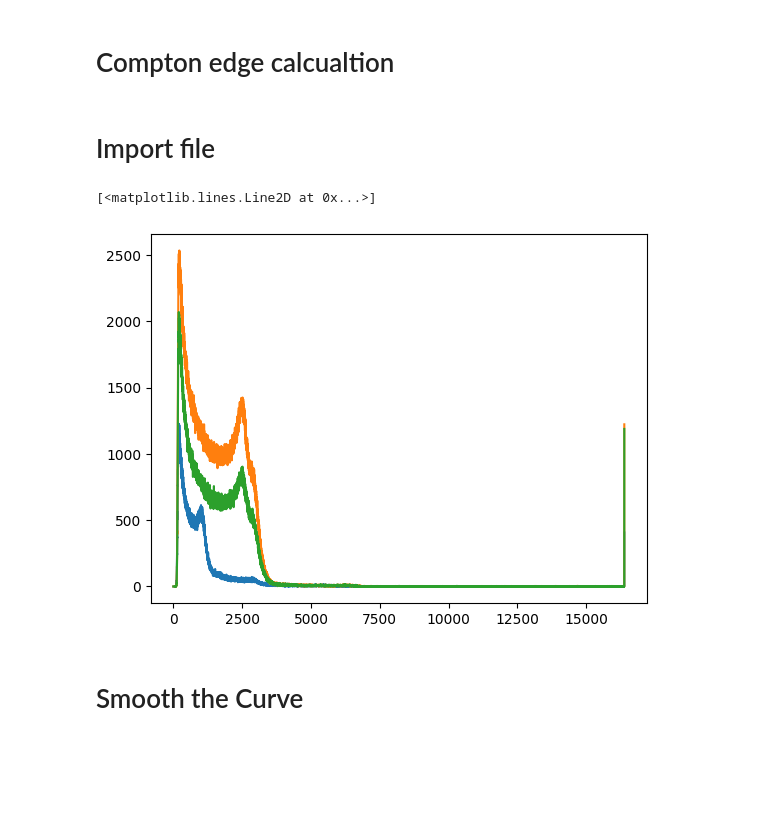
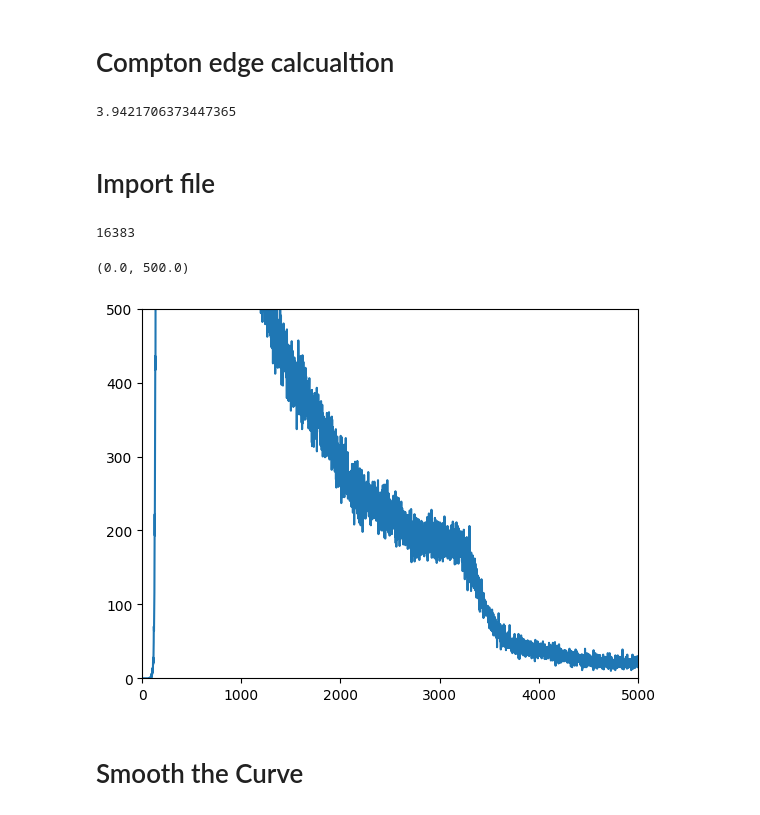
Before and after one commit to ShawnTHLIN/Neutron_research_code, a Jupyter notebook: Neutron_experiment/Calibration/Calibration_code.ipynb, the cells around one changed output. Drawn from its saved outputs; the diff is of its cells as text; code cells hidden in the pictures; blank space fills up the shorter version.

```diff
--- a/Neutron_experiment/Calibration/Calibration_code.ipynb
+++ b/Neutron_experiment/Calibration/Calibration_code.ipynb
@@ -95,20 +108,28 @@ def LO_to_channel(LO,channel):
+# %%
+compton_edge(4.4)
+# %% [output]
+3.9421706373447365
 # %% [markdown]
 # Import file
 # %%
-Ch0_data = np.loadtxt('../../../data/HV_calibration/Spectrum_CH0@DT5730B_1173_20221124_TH3535_Cs137_ch0_3inches_66ns_HV1600_d30cm_Ch4A6B_2inches_66ns_HV850_2hrs.txt')
-Ch4_data = np.loadtxt('../../../data/HV_calibration/Spectrum_CH4@DT5730B_1173_20221124_TH3535_Co60_ch0_3inches_66ns_HV1600_d30cm_Ch4A6B_2inches_66ns_HV850_8hrs.txt')
-Ch6_data = np.loadtxt('../../../data/HV_calibration/Spectrum_CH6@DT5730B_1173_20221124_TH3535_Co60_ch0_3inches_66ns_HV1600_d30cm_Ch4A6B_2inches_66ns_HV850_8hrs.txt')
+Ch4_Cs_137_data = np.loadtxt('../../../data/HV_calibration/HV1600-850/CH4@DT5730B_1173_Espectrum_20220211_C137_Ch0_3in30cm_HV1600_Ch4_2in30cm_Ch6_2in30cmHV850_TH35_24hours_20230212_173324.txt')
+Ch4_Co60_data = np.loadtxt('../../../data/HV_calibration/HV1600-850/Spectrum_CH4@DT5730B_1173_20220210_Co60_Ch0_3in30cm_HV1600_Ch4_2in30cm_Ch6_2in30cmHV850_TH35_24hours.txt')
+#Ch6_data = np.loadtxt('../../../data/HV_calibration/Spectrum_CH6@DT5730B_1173_20221124_TH3535_Co60_ch0_3inches_66ns_HV1600_d30cm_Ch4A6B_2inches_66ns_HV850_8hrs.txt')
+# %%
+print(len(Ch4_Cs_137_data))
+# %% [output]
+16383
 # %%
-x_axis =np.arange(0,len(Ch0_data),1)
+x_axis =np.arange(0,len(Ch4_Cs_137_data),1)
 
-plt.plot(x_axis,Ch0_data)
+#plt.plot(x_axis,Ch4_Cs_137_data)
 
-plt.plot(x_axis,Ch4_data)
-
-plt.plot(x_axis,Ch6_data)
+plt.plot(x_axis,Ch4_Co60_data)
+plt.xlim(0,5000)
+plt.ylim(0,500)
 # %% [output]
-[<matplotlib.lines.Line2D at 0x...>]
+(0.0, 500.0)
-[figure, old version]
+[figure, new version]
 # %% [markdown]
 #  Smooth the Curve
 # %%
```
Also changed, not shown: parts of 6 cells of this notebook, 10 other files.
